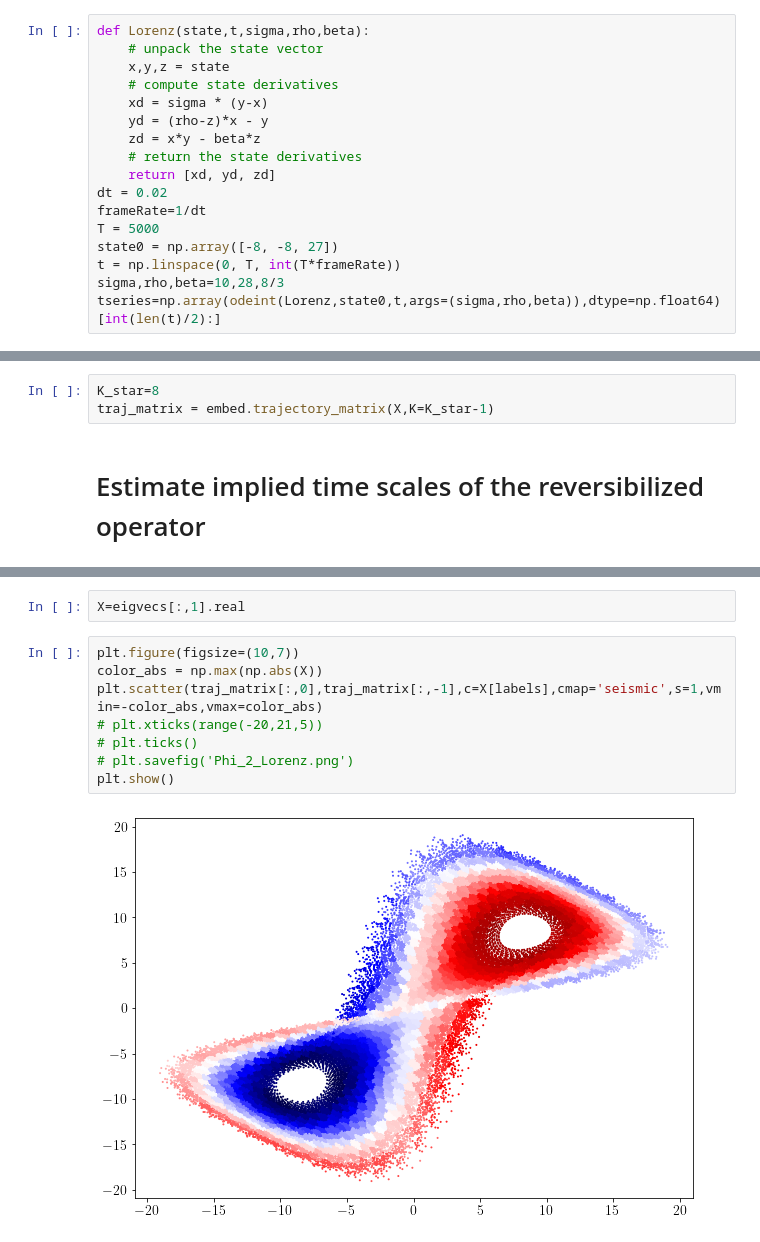
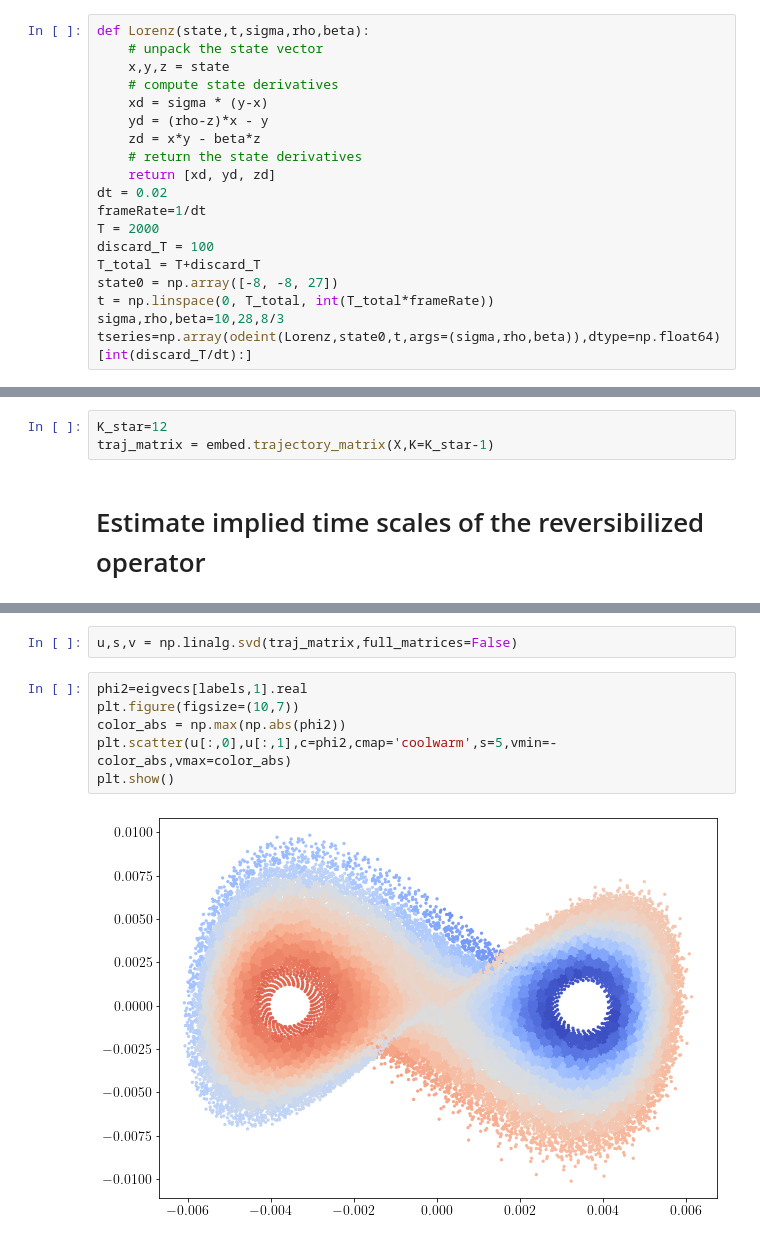
Before and after one commit to AntonioCCosta/maximally_predictive_states, a Jupyter notebook: ExamplePipeline/LorenzExample.ipynb, the cells around one changed output, grey strips where cells are left out. Drawn from its saved outputs; the diff is of its cells as text.

```diff
--- a/ExamplePipeline/LorenzExample.ipynb
+++ b/ExamplePipeline/LorenzExample.ipynb
@@ -34,8 +34,10 @@ def Lorenz(state,t,sigma,rho,beta):
     return [xd, yd, zd]
 dt = 0.02
 frameRate=1/dt
-T = 5000
+T = 2000
+discard_T = 100
+T_total = T+discard_T
 state0 = np.array([-8, -8, 27])
-t = np.linspace(0, T, int(T*frameRate))
+t = np.linspace(0, T_total, int(T_total*frameRate))
 sigma,rho,beta=10,28,8/3
-tseries=np.array(odeint(Lorenz,state0,t,args=(sigma,rho,beta)),dtype=np.float64)[int(len(t)/2):]
+tseries=np.array(odeint(Lorenz,state0,t,args=(sigma,rho,beta)),dtype=np.float64)[int(discard_T/dt):]
@@ -94,5 +102,5 @@ plt.show()
 # %%
-K_star=8
+K_star=12
 traj_matrix = embed.trajectory_matrix(X,K=K_star-1)
 # %% [markdown]
 # Estimate implied time scales of the reversibilized operator
@@ -153,12 +160,10 @@ print(eigvals)
-# %%
-X=eigvecs[:,1].real
+# %%
+u,s,v = np.linalg.svd(traj_matrix,full_matrices=False)
 # %%
+phi2=eigvecs[labels,1].real
 plt.figure(figsize=(10,7))
-color_abs = np.max(np.abs(X))
-plt.scatter(traj_matrix[:,0],traj_matrix[:,-1],c=X[labels],cmap='seismic',s=1,vmin=-color_abs,vmax=color_abs)
-# plt.xticks(range(-20,21,5))
-# plt.ticks()
-# plt.savefig('Phi_2_Lorenz.png')
+color_abs = np.max(np.abs(phi2))
+plt.scatter(u[:,0],u[:,1],c=phi2,cmap='coolwarm',s=5,vmin=-color_abs,vmax=color_abs)
 plt.show()
 # %% [output]
-[figure, old version]
+[figure, new version]
```
Also changed, not shown: parts of 9 cells of this notebook, 1 other file.
